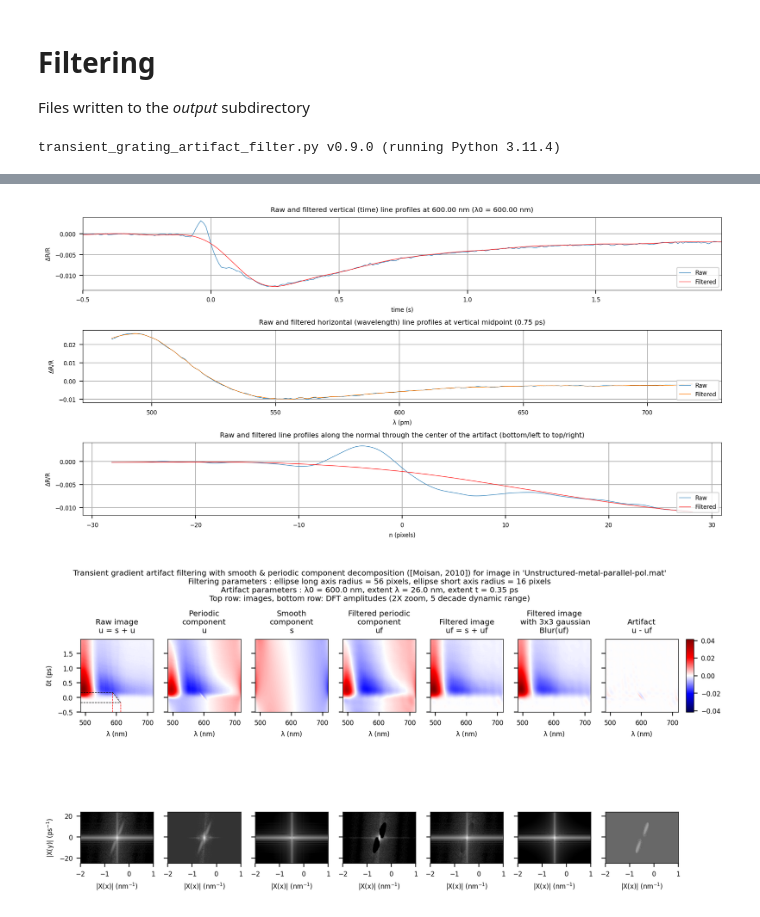
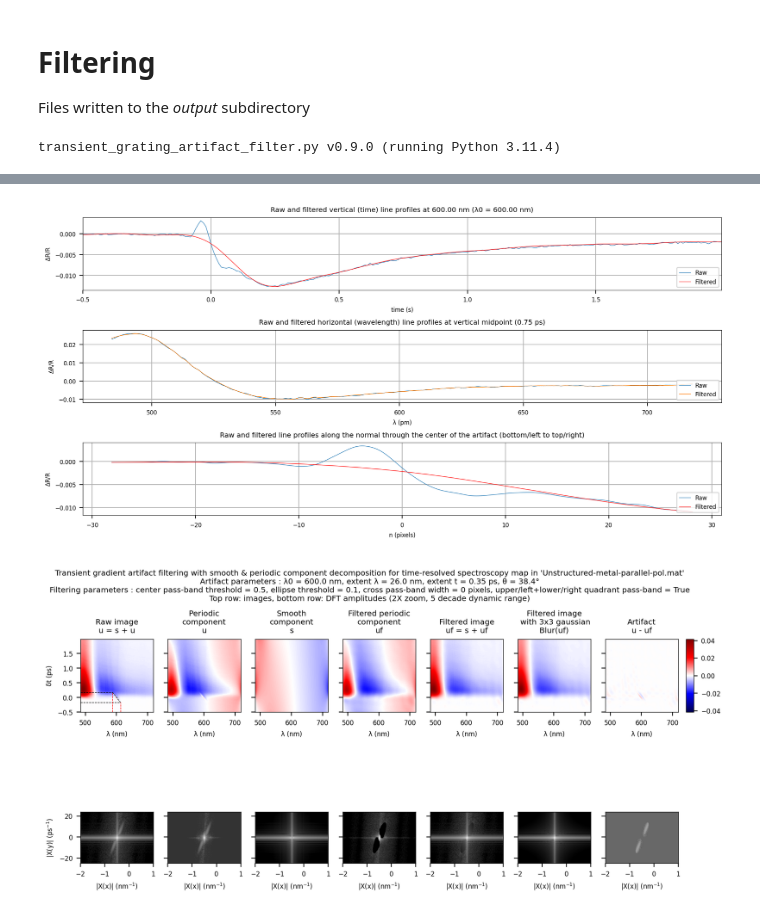
Before and after one commit to laboratoiredebiophotonique/transient_grating_artifact_filter, a Jupyter notebook: transient_grating_artifact_filter.ipynb, the cells around one changed output, grey strips where cells are left out. Saved outputs shown, nothing was run; the diff lists cells and outputs as text; code cells hidden in the pictures.

```diff
--- a/transient_grating_artifact_filter.ipynb
+++ b/transient_grating_artifact_filter.ipynb
@@ -41,7 +41,7 @@ threshold_center_pass_band: float = 0.5
 
 # Optional parameters
 cross_pass_band_width: int = 0
-upper_left_lower_right_quadrant_pass_band_enable: bool = True
+upper_left_lower_right_quadrant_pass_band: bool = True
 lambda_time_profile: float = 0.0
 # %% [markdown]
 # Experimental data
@@ -96,7 +96,7 @@ result = transient_grating_artifact_filter(
     threshold_center_pass_band=threshold_center_pass_band,
     lambda_time_profile=lambda_time_profile,
     cross_pass_band_width=cross_pass_band_width,
-    upper_left_lower_right_quadrant_pass_band_enable=upper_left_lower_right_quadrant_pass_band_enable,
+    upper_left_lower_right_quadrant_pass_band=upper_left_lower_right_quadrant_pass_band,
 )
 # %% [output]
 transient_grating_artifact_filter.py v0.9.0 (running Python 3.11.4)
@@ -104,2 +104,2 @@ transient_grating_artifact_filter.py v0.9.0 (running Python 3.11.4)
 [figure]
-[figure, old version]
+[figure, new version]
```
Also changed, not shown: parts of 1 cell of this notebook, 3 other files.
